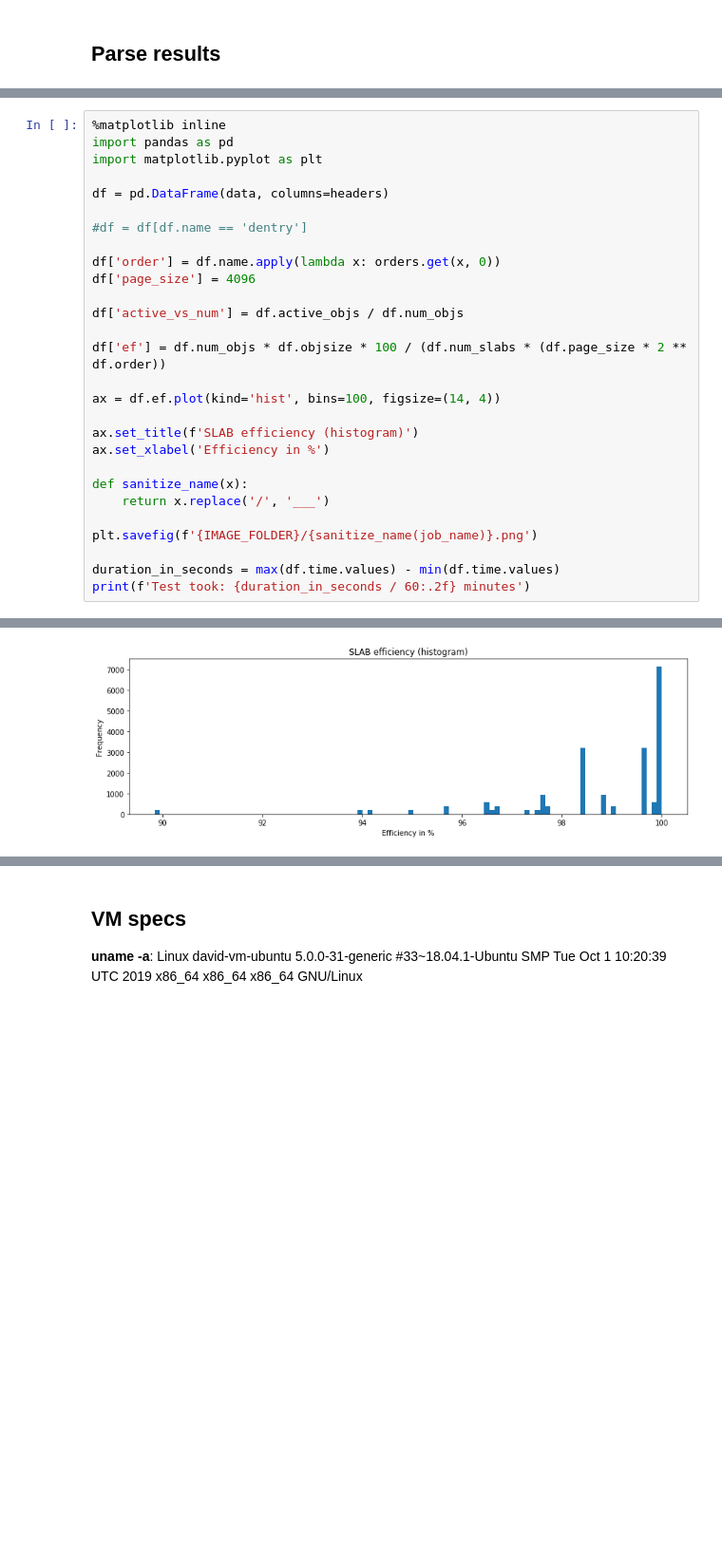
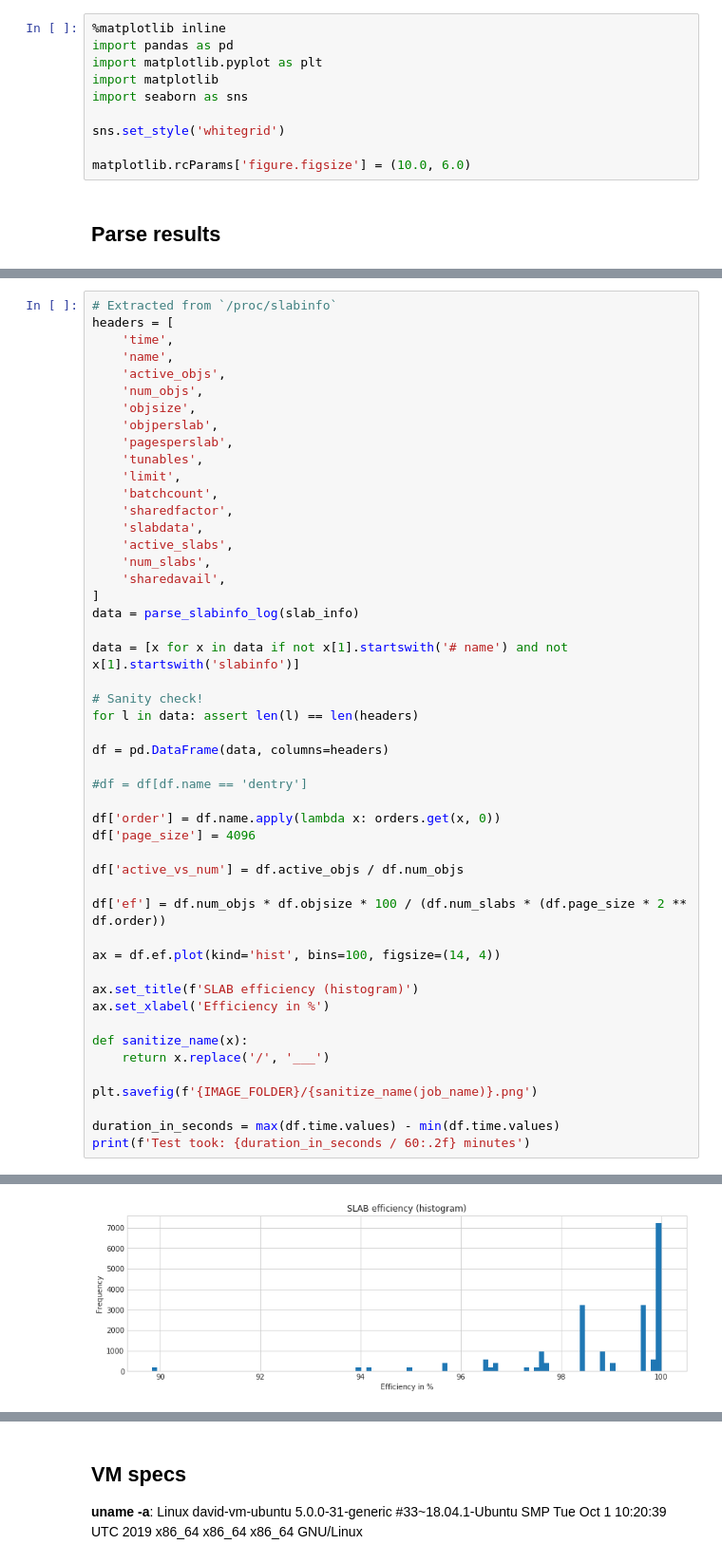
Before and after one commit to davidgengenbach/linux-slab-efficiency-analysis, a Jupyter notebook: process.ipynb, the cells around one changed output, grey strips where cells are left out. Shown: that part at 95% size. Drawn from its saved outputs; the diff is of its cells as text; blank space fills up the shorter version.

```diff
--- a/process.ipynb
+++ b/process.ipynb
@@ -69,3 +72,13 @@ HOST="david-vm-ubuntu"
+# %%
+%matplotlib inline
+import pandas as pd
+import matplotlib.pyplot as plt
+import matplotlib
+import seaborn as sns
+
+sns.set_style('whitegrid')
+
+matplotlib.rcParams['figure.figsize'] = (10.0, 6.0)
 # %% [markdown]
 ## Parse results
 # %%
@@ -135,7 +240,28 @@ data = parse_slabinfo_log(slab_info)
 # %%
-%matplotlib inline
-import pandas as pd
-import matplotlib.pyplot as plt
+# Extracted from `/proc/slabinfo`
+headers = [
+    'time',
+    'name',
+    'active_objs',
+    'num_objs',
+    'objsize',
+    'objperslab',
+    'pagesperslab',
+    'tunables',
+    'limit',
+    'batchcount',
+    'sharedfactor',
+    'slabdata',
+    'active_slabs',
+    'num_slabs',
+    'sharedavail',
+]
+data = parse_slabinfo_log(slab_info)
+
+data = [x for x in data if not x[1].startswith('# name') and not x[1].startswith('slabinfo')]
+
+# Sanity check!
+for l in data: assert len(l) == len(headers)
 
 df = pd.DataFrame(data, columns=headers)
 
@@ -165 +291 @@ Test took: 3.13 minutes
-[figure, old version]
+[figure, new version]
```
Also changed, not shown: parts of 22 cells of this notebook, 13 other files.
